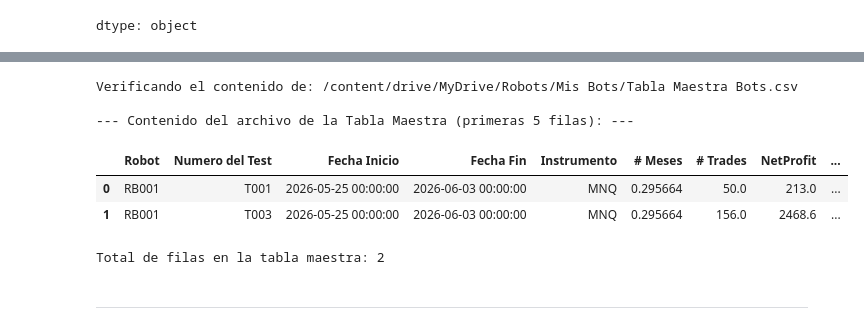
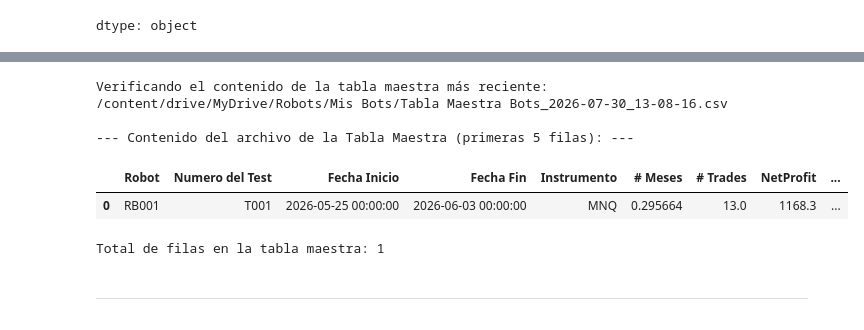
Before and after one commit to MarceCorreal2/Robots-NT, a Jupyter notebook: Procesamiento_Indicadores_Backtest_V3.ipynb, the cells around one changed output, grey strips where cells are left out. Cells and saved outputs as stored; diff of their text form; code cells hidden in the pictures.

Commit message:
Funciona perfecto  incluido el nombre del archivo con la fecha.

```diff
--- a/Procesamiento_Indicadores_Backtest_V3.ipynb
+++ b/Procesamiento_Indicadores_Backtest_V3.ipynb
@@ -32,7 +32,7 @@ Drive already mounted at /content/drive; to attempt to forcibly remount, call dr
 # Celda 3 — Definir Variables
 
 bot_name = 'RB001' # <-- Ajustado para que coincida con el nombre del archivo
-test_number = 'T003' # <--- Modifica este valor para diferentes pruebas (ej. 'T002')
+test_number = 'T001' # <--- Modifica este valor para diferentes pruebas (ej. 'T002')
 instrument = 'MNQ'
 
 print(f"Bot Name: {bot_name}")
@@ -57,7 +57,7 @@ Ruta de Datos Limpios: /content/drive/MyDrive/Robots/Mis Bots/Análisis Estadi
 #Celda 5 - Construir el nombre del archivo dinámicamente usando las variables definidas en Celda 3
 # Ajustado para que el nombre del archivo sea `RB001_MNQ_A_T003.csv`
 
-sample_file_name = f'{bot_name}_{instrument}_A_{test_number}.csv'
+sample_file_name = f'SA_{bot_name}_{instrument}_A_{test_number}.csv'
 sample_file_path = os.path.join(RAW_DATA_PATH, sample_file_name)
 
 print(f"Cargando archivo de ejemplo: {sample_file_path}")
@@ -271,8 +271,9 @@ try:
 
         # --- Nuevo código para guardar el archivo limpio individual sin subdirectorios dinámicos ---
         individual_df = pd.DataFrame([file_indicators])
-        base_file_name = os.path.splitext(sample_file_name)[0] # e.g., 'RB001_MNQ_A_T003'
-        cleaned_individual_file_name = f"SA_{base_file_name}_Limpio.csv"
+        base_file_name = os.path.splitext(sample_file_name)[0] # e.g., 'SA_RB001_MNQ_A_T001'
+        # Corrected: Removed redundant 'SA_' prefix to avoid 'SA_SA_'
+        cleaned_individual_file_name = f"{base_file_name}_Limpio.csv"
 
         # La carpeta de salida es directamente CLEAN_DATA_PATH
         dynamic_output_dir = CLEAN_DATA_PATH
@@ -656,23 +649,35 @@ Tabla maestra actualizada y guardada en: /content/drive/MyDrive/Robots/Mis Bots/
 # %%
 # Celda 10 - Verificar datos
 
-MASTER_TABLE_PATH = '/content/drive/MyDrive/Robots/Mis Bots/Tabla Maestra Bots.csv'
+# Define the base path for the master table (same as in Celda 9)
+BASE_MASTER_TABLE_DIR = '/content/drive/MyDrive/Robots/Mis Bots/'
+BASE_MASTER_TABLE_NAME = 'Tabla Maestra Bots'
 
-print(f"Verificando el contenido de: {MASTER_TABLE_PATH}")
-if os.path.exists(MASTER_TABLE_PATH):
-    verified_master_df = pd.read_csv(MASTER_TABLE_PATH)
-    print("\n--- Contenido del archivo de la Tabla Maestra (primeras 5 filas): ---")
-    display(verified_master_df.head())
-    print(f"Total de filas en la tabla maestra: {len(verified_master_df)}")
+# Get all master table files and sort them to find the most recent one
+master_files = [f for f in os.listdir(BASE_MASTER_TABLE_DIR) if f.startswith(BASE_MASTER_TABLE_NAME) and f.endswith('.csv')]
+master_files.sort(reverse=True) # Sort to get the most recent file first
+
+if master_files:
+    # Construct the path to the most recent master table for loading
+    MASTER_TABLE_PATH = os.path.join(BASE_MASTER_TABLE_DIR, master_files[0])
+
+    print(f"Verificando el contenido de la tabla maestra más reciente: {MASTER_TABLE_PATH}")
+    if os.path.exists(MASTER_TABLE_PATH):
+        verified_master_df = pd.read_csv(MASTER_TABLE_PATH)
+        print("\n--- Contenido del archivo de la Tabla Maestra (primeras 5 filas): ---")
+        display(verified_master_df.head())
+        print(f"Total de filas en la tabla maestra: {len(verified_master_df)}")
+    else:
+        # This case should ideally not happen if master_files is not empty
+        print(f"Error: El archivo '{MASTER_TABLE_PATH}' se encontró en la lista pero no existe. Posible problema de sincronización.")
 else:
-    print("El archivo de la Tabla Maestra no se encontró.")
+    print(f"El archivo de la Tabla Maestra (con prefijo '{BASE_MASTER_TABLE_NAME}') no se encontró en '{BASE_MASTER_TABLE_DIR}'.")
 # %% [output]
-Verificando el contenido de: /content/drive/MyDrive/Robots/Mis Bots/Tabla Maestra Bots.csv
+Verificando el contenido de la tabla maestra más reciente: /content/drive/MyDrive/Robots/Mis Bots/Tabla Maestra Bots_2026-07-30_13-08-16.csv
 
 --- Contenido del archivo de la Tabla Maestra (primeras 5 filas): ---
 |  | Robot | Numero del Test | Fecha Inicio | Fecha Fin | Instrumento | # Meses | # Trades | NetProfit | ... |
-| 0 | RB001 | T001 | 2026-05-25 00:00:00 | 2026-06-03 00:00:00 | MNQ | 0.295664 | 50.0 | 213.0 | ... |
-| 1 | RB001 | T003 | 2026-05-25 00:00:00 | 2026-06-03 00:00:00 | MNQ | 0.295664 | 156.0 | 2468.6 | ... |
+| 0 | RB001 | T001 | 2026-05-25 00:00:00 | 2026-06-03 00:00:00 | MNQ | 0.295664 | 13.0 | 1168.3 | ... |
-Total de filas en la tabla maestra: 2
+Total de filas en la tabla maestra: 1
 # %% [markdown]
 ---
```
Also changed, not shown: parts of 6 cells of this notebook.
